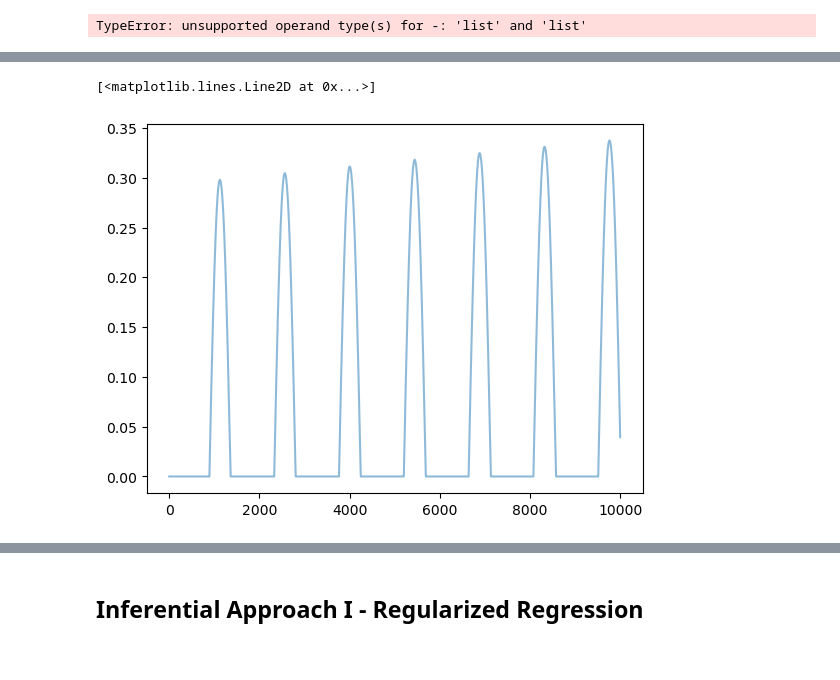
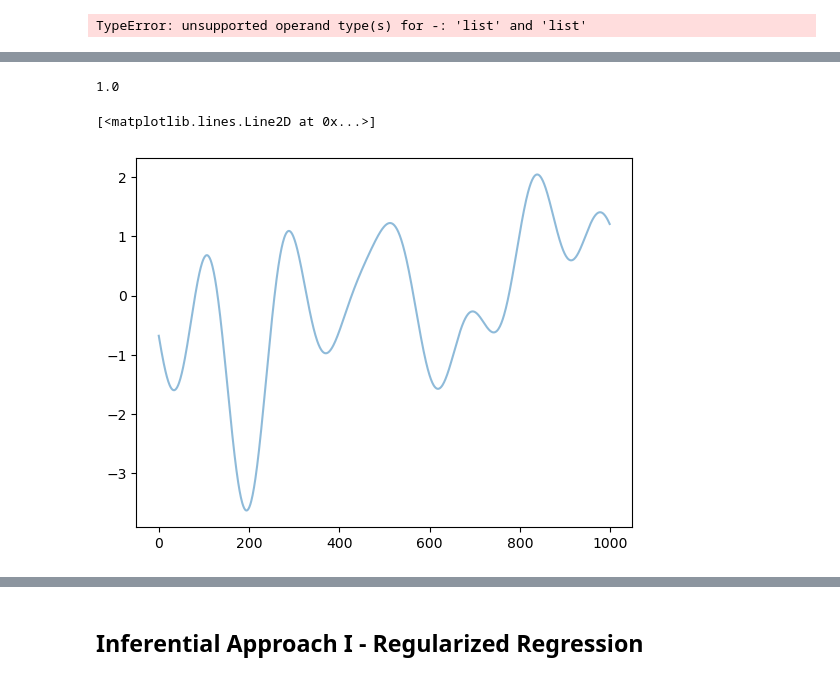
Before and after one commit to vb690/ghi_forecast, a Jupyter notebook: forecast.ipynb, the cells around one changed output, grey strips where cells are left out. Drawn from its saved outputs; the diff is of its cells as text; code cells hidden in the pictures.

```diff
--- a/forecast.ipynb
+++ b/forecast.ipynb
@@ -269,9 +297,9 @@ Columns: 101 entries, time to 100
 dtypes: datetime64[ns](1), float64(100)
 memory usage: 75.8 MB
 # %%
-saletllite_df["year"] = saletllite_df["time"].dt.year
+satellite_df["year"] = satellite_df["time"].dt.year
 (
-    saletllite_df
+    satellite_df
     .groupby("year")
     .size()
 )
@@ -895,6 +632,28 @@ No GPU/TPU found, falling back to CPU. (Set TF_CPP_MIN_LOG_LEVEL=0 and rerun for
+# %%
+init_params, forward, backward, get_components = custom_ghi_model(
+    seasonality_init_method=random_gaussian,
+    covariates_init_method=random_gaussian,
+    mlp_hidden_link_function=relu,
+    mlp_init_method=random_gaussian,
+    mlp_layers=(1,),
+    link_function=relu,
+    loss_function=mae,
+    covariates_reg_strength=0.0001,
+    seasonality_reg_strength=0.0001,
+    prngkey=random.split(master_key)[1]
+)
+
+start_params = init_params(
+    insample_fourier_matrix_year,
+    insample_fourier_matrix_day,
+    covariates=cov
+)
 # %%
-from jax import config
-config.update("jax_debug_nans", True)
+from modules.models.jax_backend.fitters import fit
+from modules.models.jax_backend.optimizers import newton_rhapson
+from modules.models.jax_backend.callbacks import EarlyStopping
+
+
 
 params, history = fit(
     X=(
@@ -906,9 +665,9 @@ params, history = fit(
     backward=backward,
     start_params=start_params,
     optimizer=newton_rhapson(learning_rate=0.1),
-    epochs=3000,
+    epochs=100,
     stopper=EarlyStopping(tol=100),
-    verbose=10,
+    verbose=1,
     batch_size=None
 )
 # %%
@@ -921,12 +680,29 @@ components_insample = get_components(
     params,
     None
 )
+# %%
+from modules.diagnostics.visualizers import visualize_time_series_components_performance
+
+visualize_time_series_components_performance(
+    time_series_train,
+    time_series_test,
+    components_insample,
+    components_outsample,
+    target_name,
+    model_name,
+    guardrail_metric,
+    loss,
+    history,
+    figsize=(15, 5),
+)
+# %% [output]
+1.0
 # %%
 
 plt.plot(
-    relu(components_insample["yearly_seasonality"][-10000:] + components_insample["daily_seasonality"][-10000:]),
+    components_insample["daily_seasonality"][-1000:],
     alpha=0.5
 )
 # %% [output]
 [<matplotlib.lines.Line2D at 0x...>]
-[figure, old version]
+[figure, new version]
```
Also changed, not shown: parts of 36 cells of this notebook, 30 other files.
